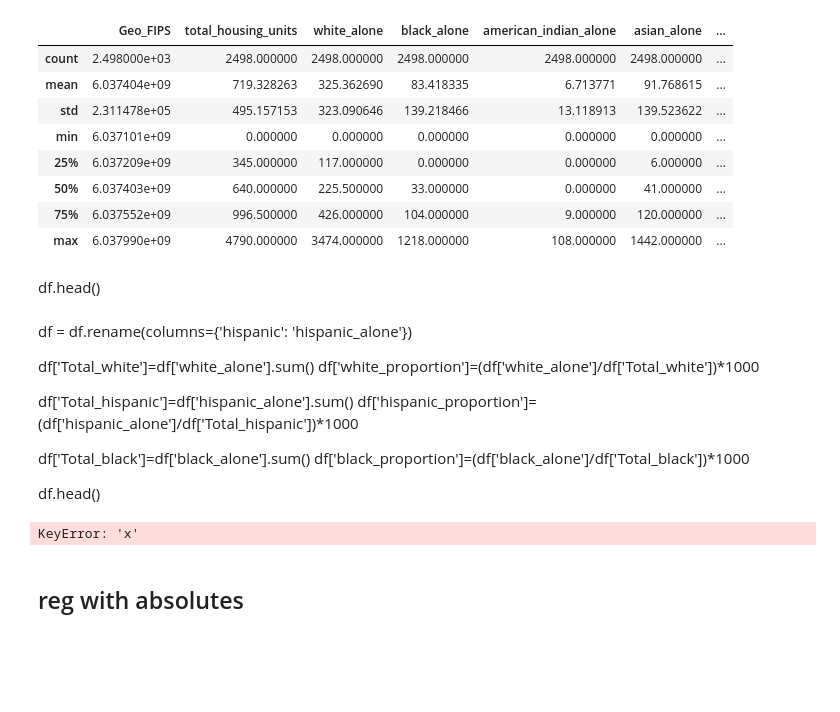
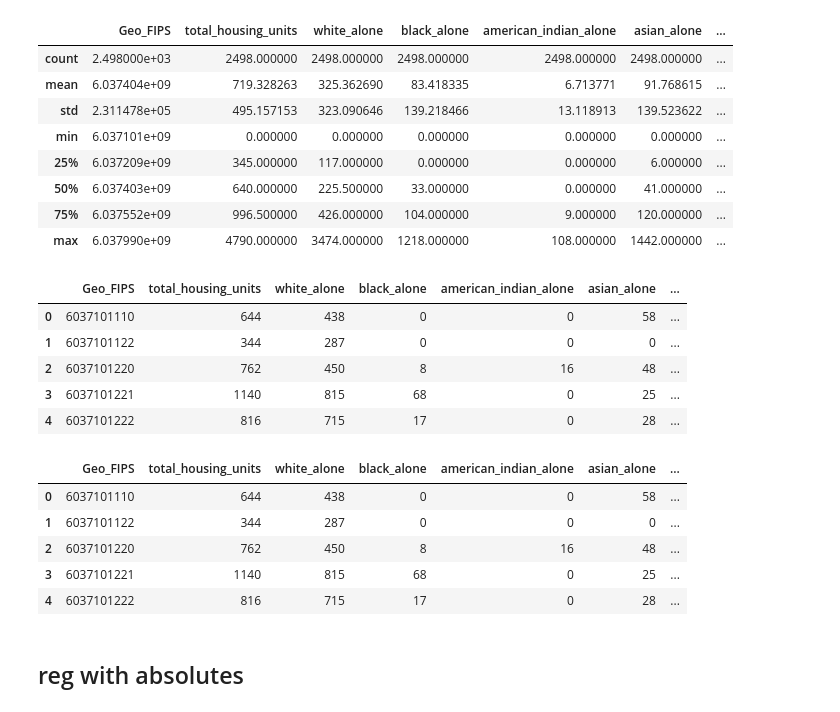
Before and after one commit to joshuaclaxton/up221-joshua, a Jupyter notebook: week05/draft_for_midterm_JC.ipynb, the cells around one changed output. Saved outputs shown, nothing was run; the diff lists cells and outputs as text; code cells hidden in the pictures; blank space fills up the shorter version.

```diff
--- a/week05/draft_for_midterm_JC.ipynb
+++ b/week05/draft_for_midterm_JC.ipynb
@@ -28,29 +28,41 @@ df.describe()
 | 50% | 6.037403e+09 | 640.000000 | 225.500000 | 33.000000 | 0.000000 | 41.000000 | ... |
 | 75% | 6.037552e+09 | 996.500000 | 426.000000 | 104.000000 | 9.000000 | 120.000000 | ... |
 | max | 6.037990e+09 | 4790.000000 | 3474.000000 | 1218.000000 | 108.000000 | 1442.000000 | ... |
-# %% [markdown]
-df.head()
-# %% [markdown]
-df = df.rename(columns={'hispanic': 'hispanic_alone'})
-
-df['Total_white']=df['white_alone'].sum()
-df['white_proportion']=(df['white_alone']/df['Total_white'])*1000
-
-df['Total_hispanic']=df['hispanic_alone'].sum()
-df['hispanic_proportion']=(df['hispanic_alone']/df['Total_hispanic'])*1000
-
-df['Total_black']=df['black_alone'].sum()
-df['black_proportion']=(df['black_alone']/df['Total_black'])*1000
-
-df.head()
+# %%
+df.head()
+# %% [output]
+|  | Geo_FIPS | total_housing_units | white_alone | black_alone | american_indian_alone | asian_alone | ... |
+| 0 | 6037101110 | 644 | 438 | 0 | 0 | 58 | ... |
+| 1 | 6037101122 | 344 | 287 | 0 | 0 | 0 | ... |
+| 2 | 6037101220 | 762 | 450 | 8 | 16 | 48 | ... |
+| 3 | 6037101221 | 1140 | 815 | 68 | 0 | 25 | ... |
+| 4 | 6037101222 | 816 | 715 | 17 | 0 | 28 | ... |
+# %%
+df = df.rename(columns={'hispanic': 'hispanic_alone'})
+
+df['Total_white']=df['white_alone'].sum()
+df['white_proportion']=(df['white_alone']/df['Total_white'])*1000
+
+df['Total_hispanic']=df['hispanic_alone'].sum()
+df['hispanic_proportion']=(df['hispanic_alone']/df['Total_hispanic'])*1000
+
+df['Total_black']=df['black_alone'].sum()
+df['black_proportion']=(df['black_alone']/df['Total_black'])*1000
+
+df.head()
+# %% [output]
+|  | Geo_FIPS | total_housing_units | white_alone | black_alone | american_indian_alone | asian_alone | ... |
+| 0 | 6037101110 | 644 | 438 | 0 | 0 | 58 | ... |
+| 1 | 6037101122 | 344 | 287 | 0 | 0 | 0 | ... |
+| 2 | 6037101220 | 762 | 450 | 8 | 16 | 48 | ... |
+| 3 | 6037101221 | 1140 | 815 | 68 | 0 | 25 | ... |
+| 4 | 6037101222 | 816 | 715 | 17 | 0 | 28 | ... |
 # %%
-def total_row_proportion(cols):
-    for x in cols:
-        df['x']=df['x'].sum()
-races = ["black", "white", "hispanic"]
-total_row_proportion(races)
+#def total_row_proportion(cols):
+    #for x in cols:
+        #df['x']=df['x'].sum()
+#races = ["black", "white", "hispanic"]
+#total_row_proportion(races)
-# %% [output]
-KeyError: 'x'
 # %% [markdown]
 ## reg with absolutes
 # %%
```
